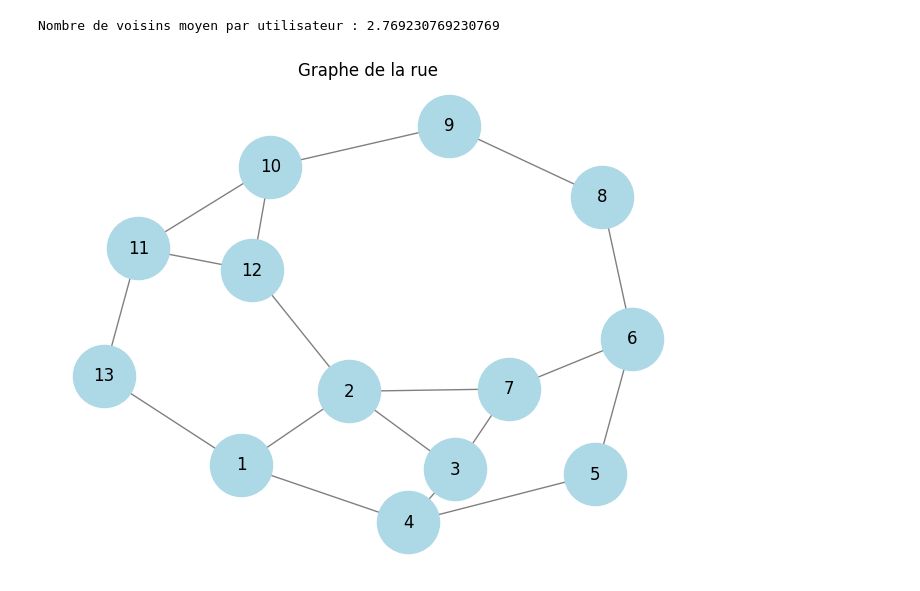
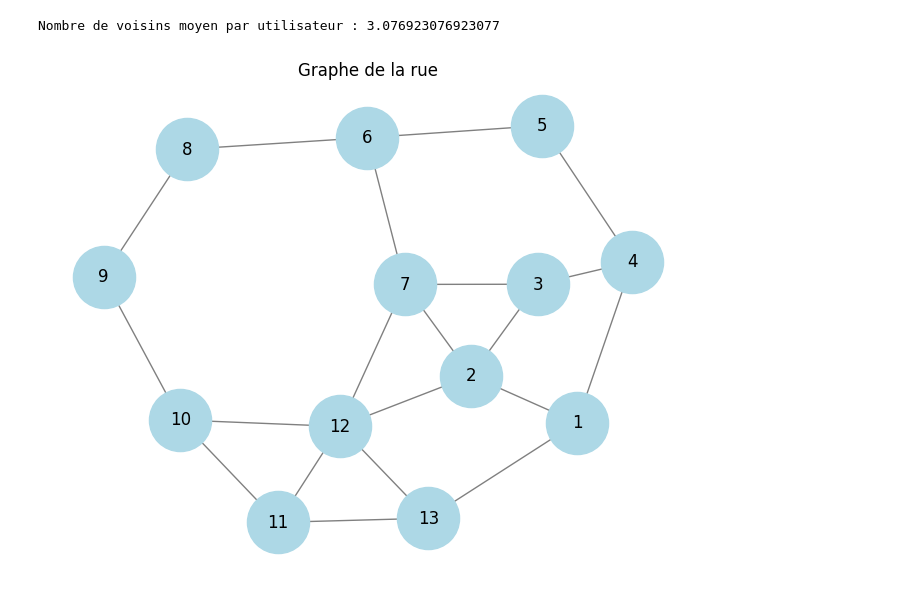
Before and after one commit to AirG213/Projet-Recherche-Operationnelle, a Jupyter notebook: Prosit1.ipynb, the cells around one changed output. Drawn from its saved outputs; the diff is of its cells as text; code cells hidden in the pictures.

```diff
--- a/Prosit1.ipynb
+++ b/Prosit1.ipynb
@@ -18,35 +18,35 @@ G = nx.Graph()
 #     friendships[i].append(i+1)
 #     friendships[i].append(random.randint(8, randomNumber))
 
 
 users = [1, 2, 3, 4, 5, 6, 7, 8, 9, 10, 11, 12, 13]
 G.add_nodes_from(users)
 
 friendships = [(1, 2), (1, 4), (1, 13), #1
                (2, 1), (2, 12), (2, 3), (2, 7), #2
                (3, 2), (3, 7), (3, 4), #3
                (4, 1), (4, 5), (4, 3), #4
                (5, 4), (5, 6), #5
                (6, 5), (6, 8), (6, 7), #6
-               (7, 6), (7, 3), (7, 2), #7
+               (7, 6), (7, 3), (7, 2), (7, 12), #7
                (8, 6), (8, 9), #8
                (9, 8), (9, 10), #9
                (10, 9), (10, 11), (10, 12), #10
                (11, 10), (11, 12), #11
-               (12, 2), (12, 10), #12
-               (13, 1), (13, 11)]
+               (12, 2), (12, 10), (12, 7), (12, 13), #12
+               (13, 1), (13, 11), (13, 12),]
 
 G.add_edges_from(friendships)
 
 degrees = [val for (node, val) in G.degree()]
 averageNeighbors = sum(degrees) / len(degrees)
 
 print(f"Nombre de voisins moyen par utilisateur : {averageNeighbors}")
 
 pos = nx.spring_layout(G)
 nx.draw(G, pos, with_labels=True, node_color='lightblue', node_size=2000, edge_color='gray')
 plt.title("Graphe de la rue")
 plt.show()
 # %% [output]
-Nombre de voisins moyen par utilisateur : 2.769230769230769
+Nombre de voisins moyen par utilisateur : 3.076923076923077
-[figure, old version]
+[figure, new version]
```
